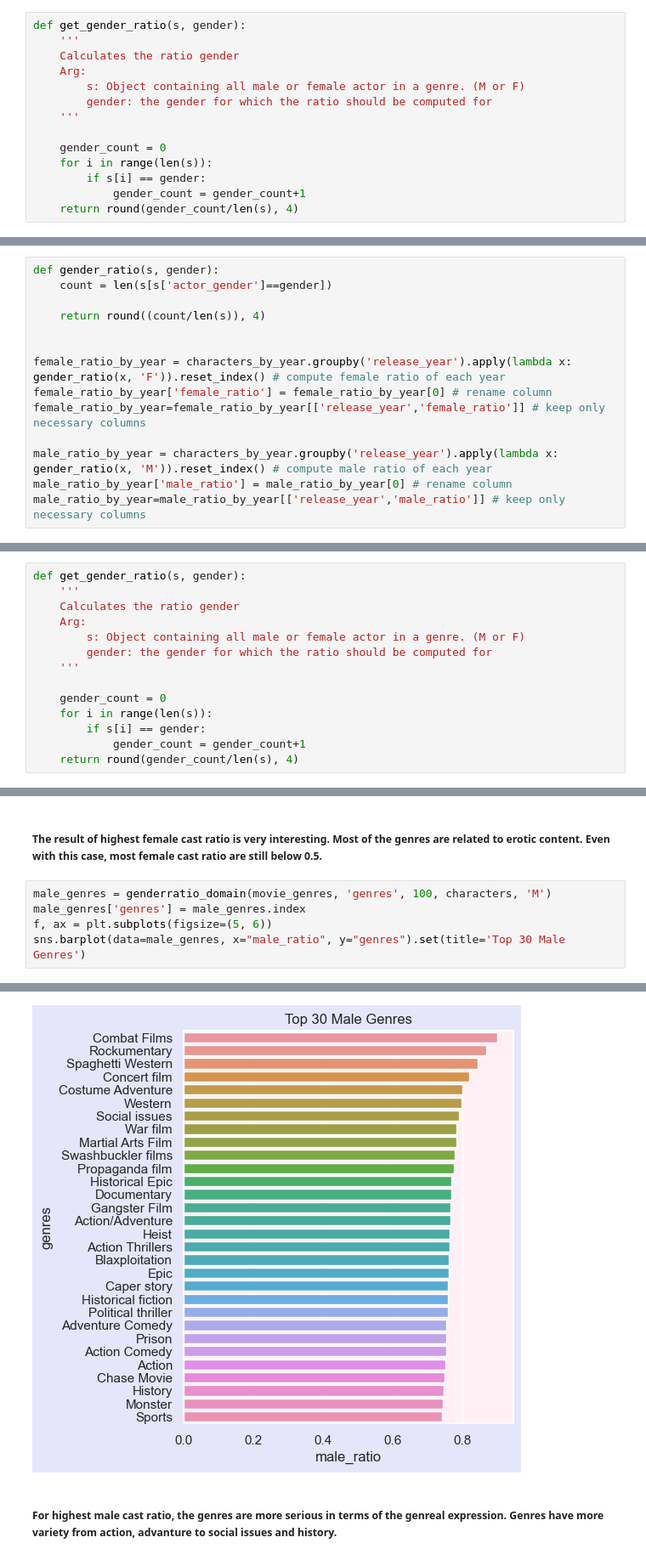
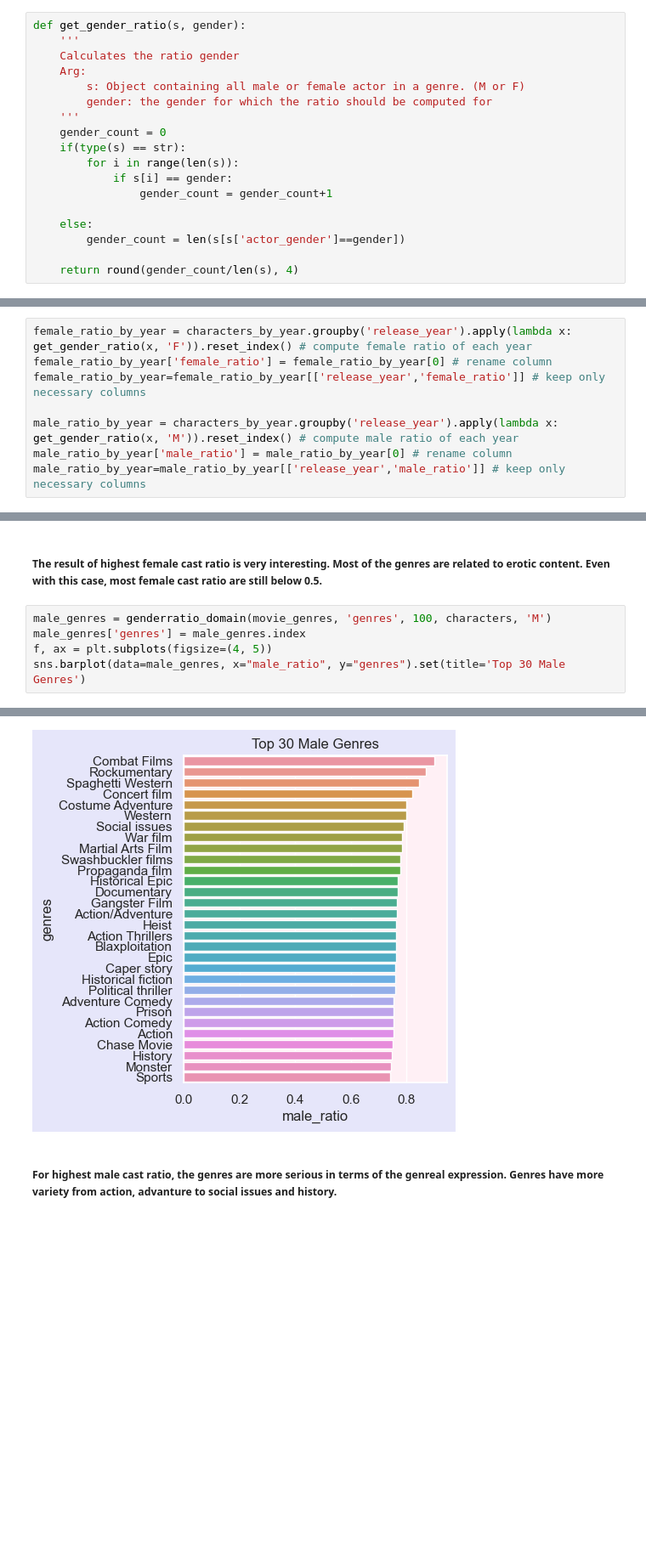
Before and after one commit to epfl-ada/ada-2022-project-yiyisoda, a Jupyter notebook: milestone_2.ipynb, the cells around one changed output, grey strips where cells are left out. Shown at 85% size. Drawn from its saved outputs; the diff is of its cells as text; blank space fills up the shorter version.

```diff
--- a/milestone_2.ipynb
+++ b/milestone_2.ipynb
@@ -300,11 +300,15 @@ def get_gender_ratio(s, gender):
         s: Object containing all male or female actor in a genre. (M or F)
         gender: the gender for which the ratio should be computed for
     '''
+    gender_count = 0
+    if(type(s) == str):
+        for i in range(len(s)):
+            if s[i] == gender:
+                gender_count = gender_count+1
 
-    gender_count = 0
-    for i in range(len(s)):
-        if s[i] == gender:
-            gender_count = gender_count+1
+    else:
+        gender_count = len(s[s['actor_gender']==gender])
+
     return round(gender_count/len(s), 4)
 # %%
 tvtropes = pd.read_csv('./data/tvtropes.clusters_assessement.txt', sep = '\t', header=None, names=('char_type', 'details', 'sentiment'))
@@ -583,17 +587,11 @@ plt.ylabel('Count')
 Text(0, 0.5, 'Count')
 [figure]
 # %%
-def gender_ratio(s, gender):
-    count = len(s[s['actor_gender']==gender])
-
-    return round((count/len(s)), 4)
-
-
-female_ratio_by_year = characters_by_year.groupby('release_year').apply(lambda x: gender_ratio(x, 'F')).reset_index() # compute female ratio of each year
+female_ratio_by_year = characters_by_year.groupby('release_year').apply(lambda x: get_gender_ratio(x, 'F')).reset_index() # compute female ratio of each year
 female_ratio_by_year['female_ratio'] = female_ratio_by_year[0] # rename column
 female_ratio_by_year=female_ratio_by_year[['release_year','female_ratio']] # keep only necessary columns
 
-male_ratio_by_year = characters_by_year.groupby('release_year').apply(lambda x: gender_ratio(x, 'M')).reset_index() # compute male ratio of each year
+male_ratio_by_year = characters_by_year.groupby('release_year').apply(lambda x: get_gender_ratio(x, 'M')).reset_index() # compute male ratio of each year
 male_ratio_by_year['male_ratio'] = male_ratio_by_year[0] # rename column
 male_ratio_by_year=male_ratio_by_year[['release_year','male_ratio']] # keep only necessary columns
 # %%
@@ -767,20 +765,6 @@ In order to see if there is a difference between genders regarding genres the to
 Only the genres with more than 100 movies were taken into consideration. <br><br>
 
 Instead of checking which genre has the highest female / male ration it is also interesting to order the 30 most appearing genres according to the gender ratio.
-# %%
-def get_gender_ratio(s, gender):
-    '''
-    Calculates the ratio gender
-    Arg:
-        s: Object containing all male or female actor in a genre. (M or F)
-        gender: the gender for which the ratio should be computed for
-    '''
-
-    gender_count = 0
-    for i in range(len(s)):
-        if s[i] == gender:
-            gender_count = gender_count+1
-    return round(gender_count/len(s), 4)
 # %%
 def genderratio_domain(df, domain, threshold,characters, gender):
     '''
@@ -863,11 +847,11 @@ sns.barplot(data=female_genres, x="female_ratio", y="genres").set(title='Top 30
 # %%
 male_genres = genderratio_domain(movie_genres, 'genres', 100, characters, 'M')
 male_genres['genres'] = male_genres.index
-f, ax = plt.subplots(figsize=(5, 6))
+f, ax = plt.subplots(figsize=(4, 5))
 sns.barplot(data=male_genres, x="male_ratio", y="genres").set(title='Top 30 Male Genres')
 # %% [output]
 [Text(0.5, 1.0, 'Top 30 Male Genres')]
-[figure, old version]
+[figure, new version]
 # %% [markdown]
 ##### For highest male cast ratio, the genres are more serious in terms of the genreal expression. Genres have more variety from action, advanture to social issues and history.
 # %% [markdown]
```
Also changed, not shown: parts of 5 cells of this notebook.
